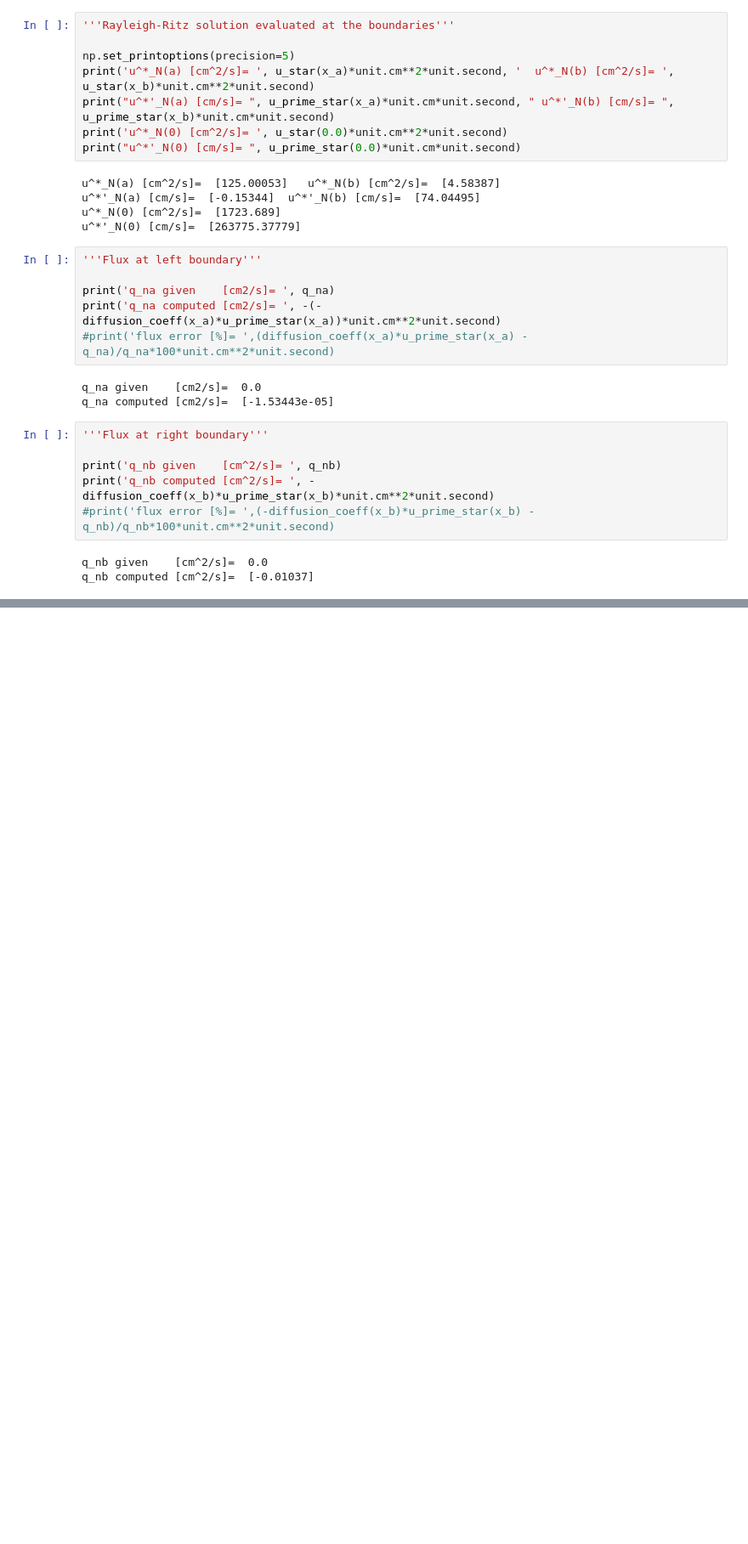
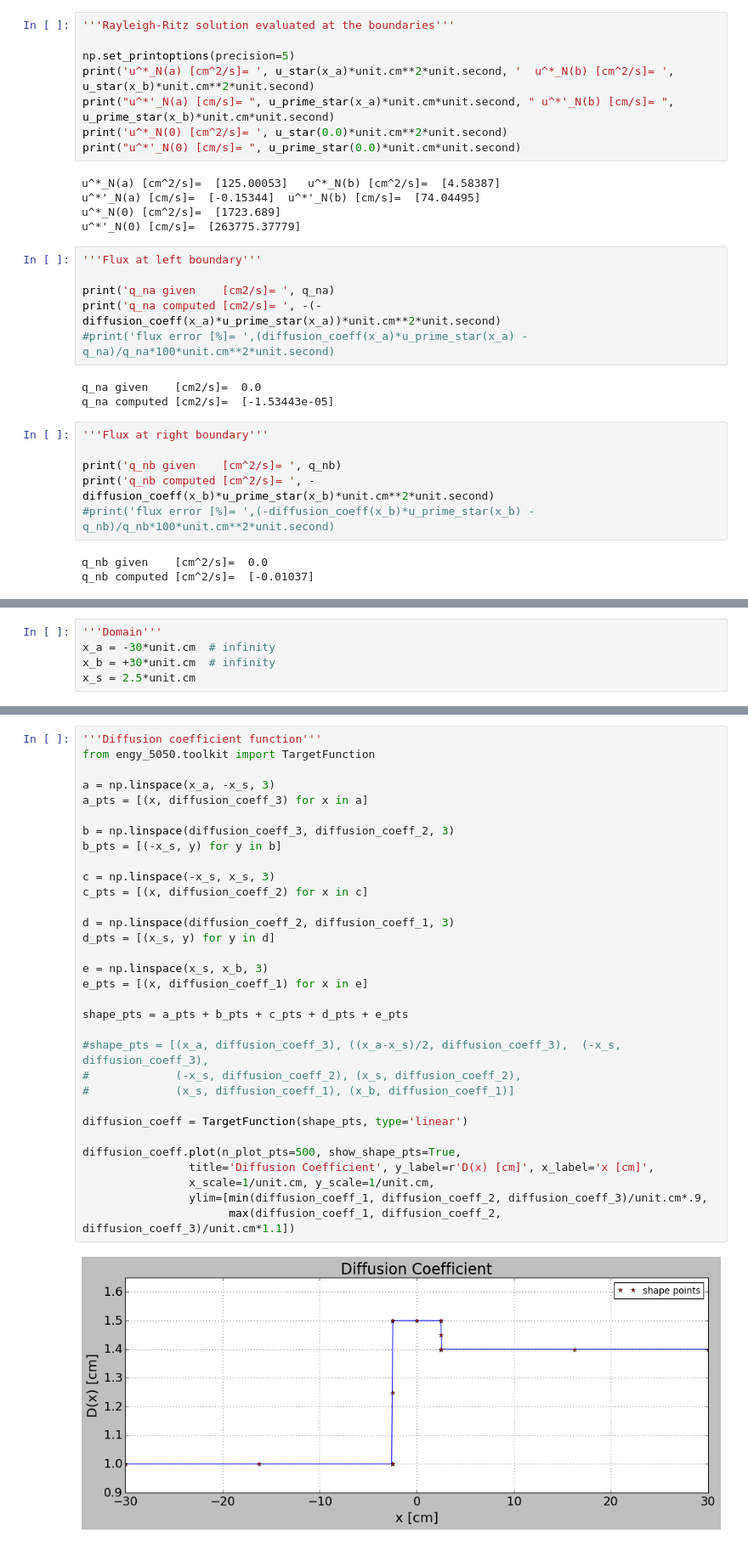
Before and after one commit to dpploy/engy-5050, a Jupyter notebook: notebooks/02-diff-planar-source.ipynb, the cells around one changed output, grey strips where cells are left out. Shown at 85% size. Cells and saved outputs as stored; diff of their text form; blank space fills up the shorter version.

```diff
--- a/notebooks/02-diff-planar-source.ipynb
+++ b/notebooks/02-diff-planar-source.ipynb
@@ -607,0 +628,5 @@ q_nb computed [cm^2/s]=  [-0.01037]
+# %%
+'''Domain'''
+x_a = -30*unit.cm  # infinity
+x_b = +30*unit.cm  # infinity
+x_s = 2.5*unit.cm
@@ -607,0 +655,34 @@ q_nb computed [cm^2/s]=  [-0.01037]
+# %%
+'''Diffusion coefficient function'''
+from engy_5050.toolkit import TargetFunction
+
+a = np.linspace(x_a, -x_s, 3)
+a_pts = [(x, diffusion_coeff_3) for x in a]
+
+b = np.linspace(diffusion_coeff_3, diffusion_coeff_2, 3)
+b_pts = [(-x_s, y) for y in b]
+
+c = np.linspace(-x_s, x_s, 3)
+c_pts = [(x, diffusion_coeff_2) for x in c]
+
+d = np.linspace(diffusion_coeff_2, diffusion_coeff_1, 3)
+d_pts = [(x_s, y) for y in d]
+
+e = np.linspace(x_s, x_b, 3)
+e_pts = [(x, diffusion_coeff_1) for x in e]
+
+shape_pts = a_pts + b_pts + c_pts + d_pts + e_pts
+
+#shape_pts = [(x_a, diffusion_coeff_3), ((x_a-x_s)/2, diffusion_coeff_3),  (-x_s, diffusion_coeff_3),
+#             (-x_s, diffusion_coeff_2), (x_s, diffusion_coeff_2),
+#             (x_s, diffusion_coeff_1), (x_b, diffusion_coeff_1)]
+
+diffusion_coeff = TargetFunction(shape_pts, type='linear')
+
+diffusion_coeff.plot(n_plot_pts=500, show_shape_pts=True,
+                title='Diffusion Coefficient', y_label=r'D(x) [cm]', x_label='x [cm]',
+                x_scale=1/unit.cm, y_scale=1/unit.cm,
+                ylim=[min(diffusion_coeff_1, diffusion_coeff_2, diffusion_coeff_3)/unit.cm*.9,
+                      max(diffusion_coeff_1, diffusion_coeff_2, diffusion_coeff_3)/unit.cm*1.1])
+# %% [output]
+[figure, added]
```
Also changed, not shown: parts of 30 cells of this notebook, 2 other files.
